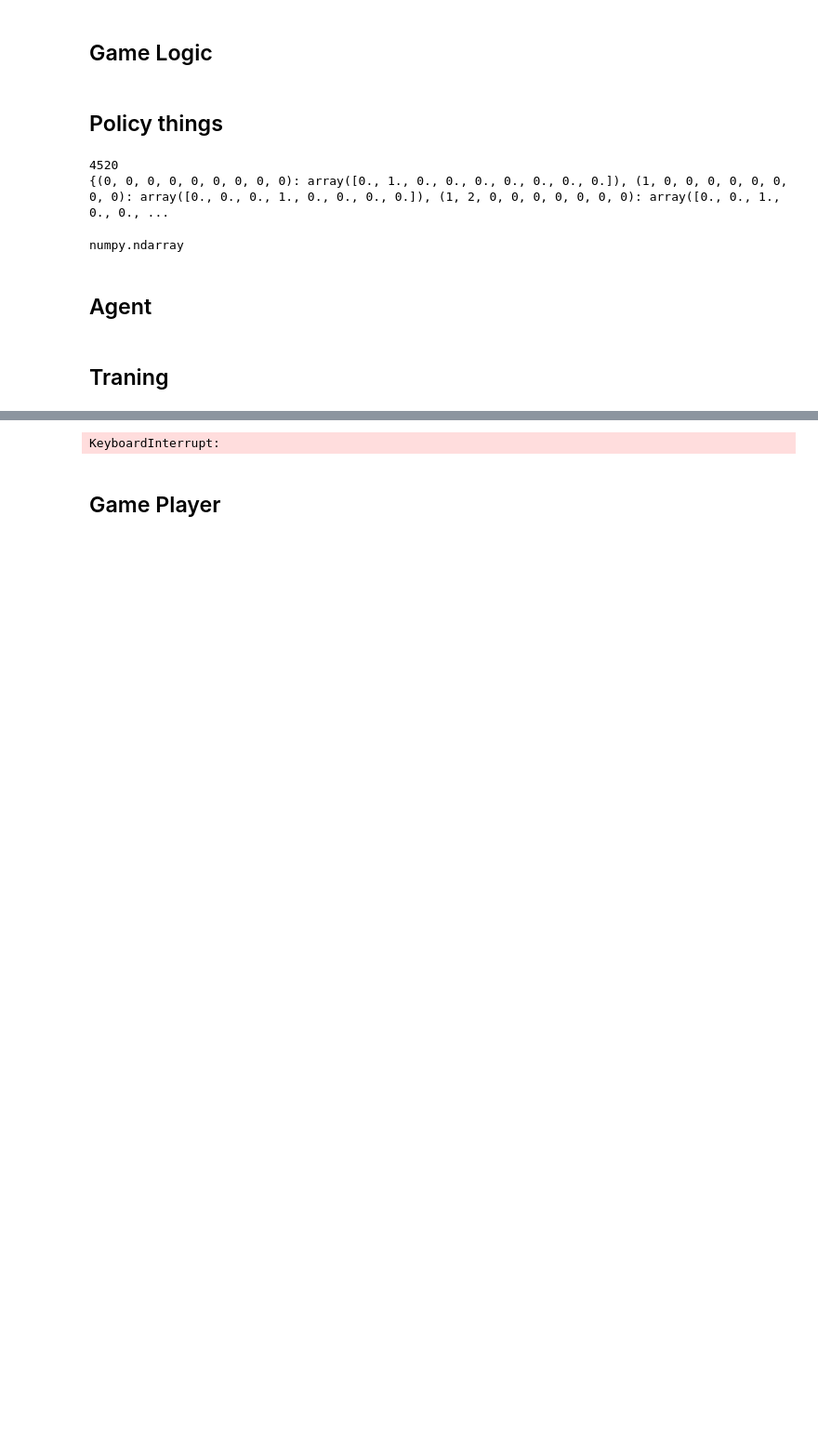
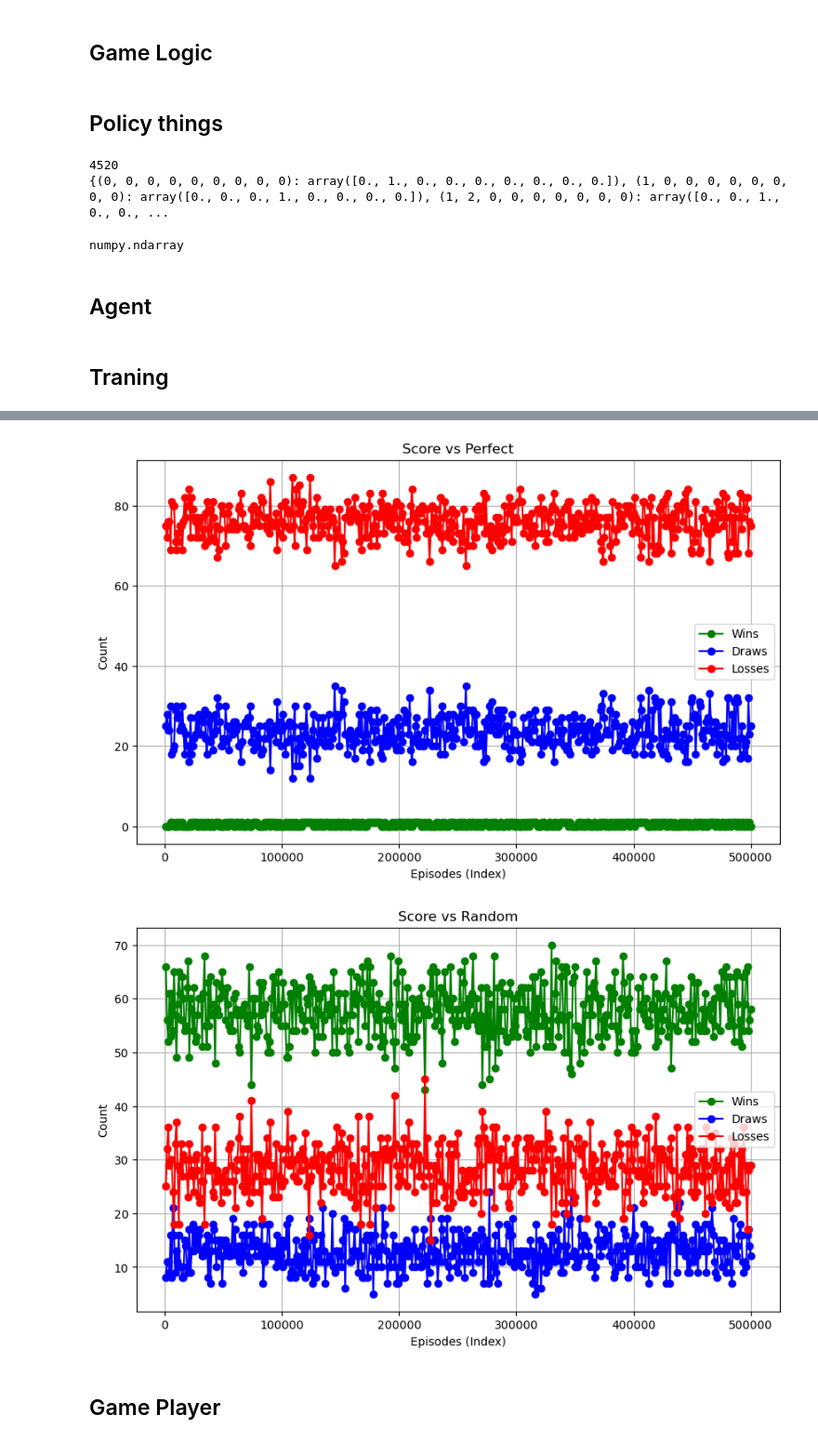
Before and after one commit to kasiwarrior/RL_Final_Project_Grupp-8, a Jupyter notebook: IsakTest.ipynb, the cells around one changed output, grey strips where cells are left out. Shown at 93% size. Cells and saved outputs as stored; diff of their text form; code cells hidden in the pictures; blank space fills up the shorter version.

```diff
--- a/IsakTest.ipynb
+++ b/IsakTest.ipynb
@@ -135,10 +135,14 @@ numpy.ndarray
 ## Agent
 # %%
 class QAgent:
-    def __init__(self, symbol, epsilon=0.1, gamma=0.95, alpha=0.1):
+    def __init__(self, symbol, epsilon=0.8, gamma=0.9, alpha=0.1, epsilon_min=0.01, decay_rate=0.99999584112556478258979611573477):
         self.symbol = symbol
         self.q_table = {}
+        # Epsilon decay
         self.epsilon = epsilon # Chansen att agenten gör ett slumpmässigt drag
+        self.epsilon_min = epsilon_min
+        self.decay_rate = decay_rate
+
         self.gamma = gamma # Hur mycket framtida belöningar värderas jämfört med omedelbara.
         self.alpha = alpha # Inlärningshastighet
         self.last_state = None
@@ -150,7 +154,12 @@ class QAgent:
     def make_move_string(self, move):
         return "".join(map(str, move))
 
-    def choose_move(self, board):
+    def decay_epsilon(self):
+        # reduce epsilon
+        if self.epsilon > self.epsilon_min:
+            self.epsilon *= self.decay_rate
+
+    def choose_move(self, board, train=True):
         state = self.generate_state_string(board)
         moves = available_moves(board)
 
@@ -177,9 +186,9 @@ class QAgent:
         #väljer en slumpmässig move bland de bästa
         action = random.choice(best_moves)[0]
 
-
-        self.last_state = state
-        self.last_action = action
+        if train:
+            self.last_state = state
+            self.last_action = action
         return action
     def generate_next_state_guess(self, board):
         move = self.choose_move(board)
@@ -242,7 +251,7 @@ class QAgent:
 def train_agent(episodes=10000, perfect_policy=perfect_strategy):
     # Agent plays as 1
     agent1 = QAgent(symbol=1, epsilon=0.1)
-    agent2 = QAgent(symbol=1, epsilon=0.1)
+    agent2 = QAgent(symbol=2, epsilon=0.1)
     print("Training started...")
     score_vs_perfect = {}
     score_vs_random = {}
@@ -293,17 +302,19 @@ def train_agent(episodes=10000, perfect_policy=perfect_strategy):
                 game_over = True
                 break
 
+            if not game_over:
+                agent1.update_q_table(board, reward=0, game_over=False)
+                agent2.update_q_table(board, reward=0, game_over=False)
 
-            agent1.update_q_table(board, reward=0, game_over=False)
-            agent2.update_q_table(board, reward=0, game_over=False)
-
-        if i % 500 == 0:
+        agent1.decay_epsilon()
+        agent2.decay_epsilon()
+        if i % 1000 == 0:
             # Run eval games
             random_score, perfect_score = play_evaluation_games(agent1, perfect_policy, 100)
             score_vs_perfect[i] = perfect_score
             score_vs_random[i] = random_score
 
-        if i % 2000 == 0:
+        if i % 1000 == 0:
             # calc time
             current_time = time.perf_counter()
             elapsed_time = current_time - start_time
@@ -368,7 +379,7 @@ def play_evaluation_games(agent, perfect_policy, game_count):
         # Game Loop
         while not game_over:
            #First Player
-            move = agent.choose_move(board)
+            move = agent.choose_move(board, False)
             make_move(board, generate_cords(board, move), 1)
 
             if check_win(board, 1):
@@ -406,7 +417,7 @@ def play_evaluation_games(agent, perfect_policy, game_count):
     return random_score, perfect_score
 
 # --- EXECUTION ---
-trained_agent = train_agent(800000)
+trained_agent = train_agent(500000)
 # agent1 = QAgent(symbol=1, epsilon=0.1)
 # play_evaluation_games(agent1, 1)
 # %% [output]
@@ -415,4 +441,5 @@ Episode 2000/200000 | Elapsed: 0:00:02 | Remaining: 0:04:22
-KeyboardInterrupt:
+[figure, added]
+[figure, added]
 # %% [markdown]
 ## Game Player
 # %%
```
Also changed, not shown: parts of 1 cell of this notebook.
